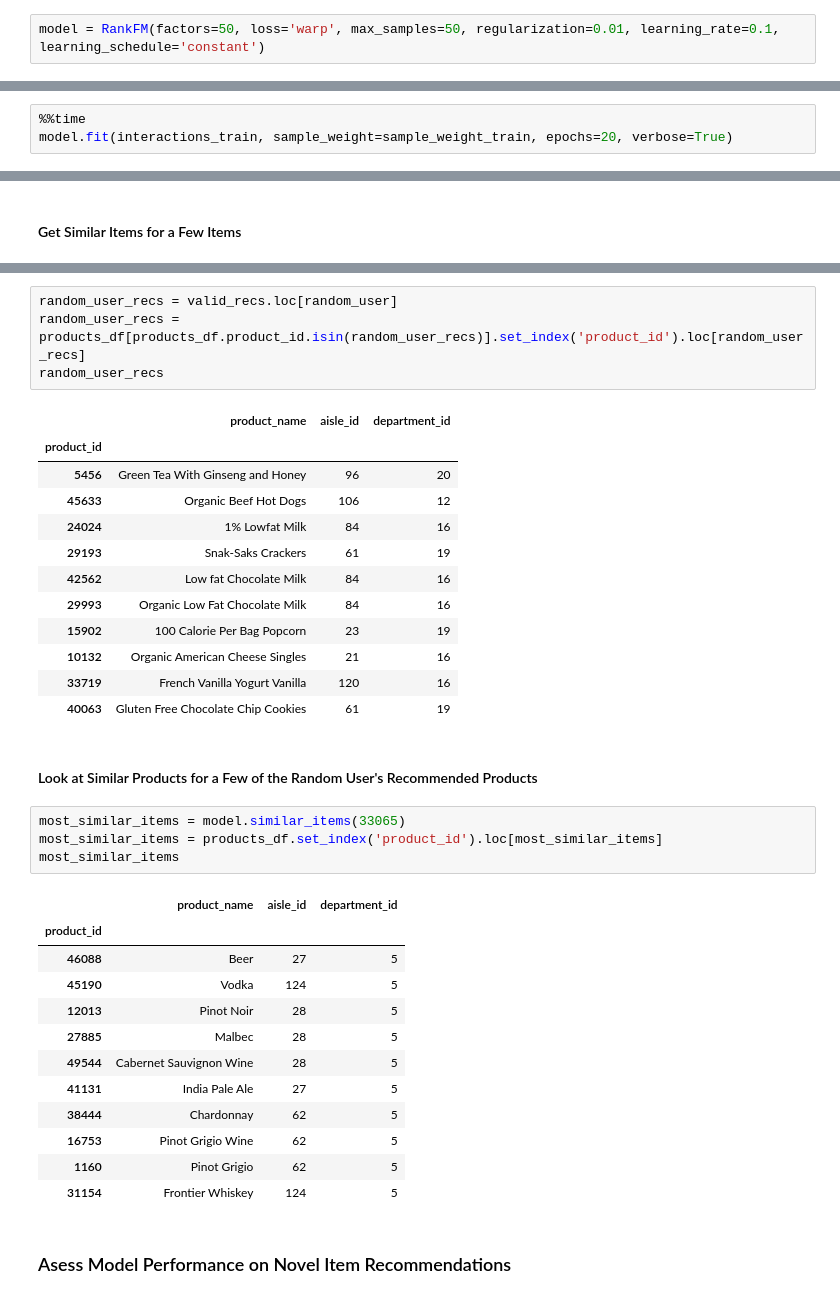
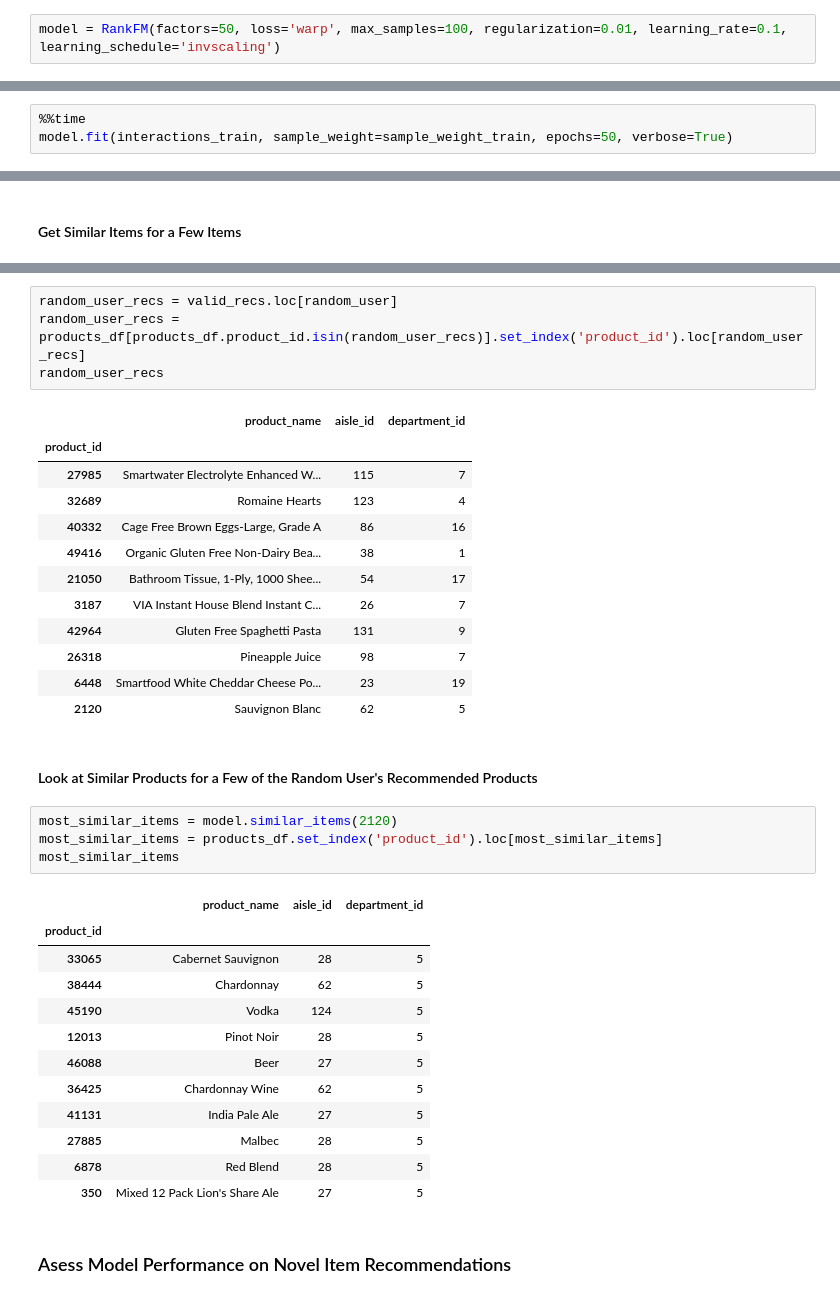
Before and after one commit to etlundquist/rankfm, a Jupyter notebook: examples/instacart.ipynb, the cells around one changed output, grey strips where cells are left out. Cells and saved outputs as stored; diff of their text form.

```diff
--- a/examples/instacart.ipynb
+++ b/examples/instacart.ipynb
@@ -577,11 +577,11 @@ valid item features: (25320, 135)
 # %% [markdown]
 #### Initialize the Model with Chosen Hyperparameters
 # %%
-model = RankFM(factors=50, loss='warp', max_samples=50, regularization=0.01, learning_rate=0.1, learning_schedule='constant')
+model = RankFM(factors=50, loss='warp', max_samples=100, regularization=0.01, learning_rate=0.1, learning_schedule='invscaling')
 # %% [markdown]
 #### Fit the Model on the Training Data and Profile Computational Performance
 # %%
 %%time
-model.fit(interactions_train, sample_weight=sample_weight_train, epochs=20, verbose=True)
+model.fit(interactions_train, sample_weight=sample_weight_train, epochs=50, verbose=True)
 # %% [output]
 training epoch: 0
@@ -758,35 +758,35 @@ random_user_recs
 # %% [output]
 |  | product_name | aisle_id | department_id |
 | product_id |  |  |  |
-| 5456 | Green Tea With Ginseng and Honey | 96 | 20 |
-| 45633 | Organic Beef Hot Dogs | 106 | 12 |
-| 24024 | 1% Lowfat Milk | 84 | 16 |
-| 29193 | Snak-Saks Crackers | 61 | 19 |
-| 42562 | Low fat Chocolate Milk | 84 | 16 |
-| 29993 | Organic Low Fat Chocolate Milk | 84 | 16 |
-| 15902 | 100 Calorie Per Bag Popcorn | 23 | 19 |
-| 10132 | Organic American Cheese Singles | 21 | 16 |
-| 33719 | French Vanilla Yogurt Vanilla | 120 | 16 |
-| 40063 | Gluten Free Chocolate Chip Cookies | 61 | 19 |
+| 27985 | Smartwater Electrolyte Enhanced W... | 115 | 7 |
+| 32689 | Romaine Hearts | 123 | 4 |
+| 40332 | Cage Free Brown Eggs-Large, Grade A | 86 | 16 |
+| 49416 | Organic Gluten Free Non-Dairy Bea... | 38 | 1 |
+| 21050 | Bathroom Tissue, 1‑Ply, 1000 Shee... | 54 | 17 |
+| 3187 | VIA Instant House Blend Instant C... | 26 | 7 |
+| 42964 | Gluten Free Spaghetti Pasta | 131 | 9 |
+| 26318 | Pineapple Juice | 98 | 7 |
+| 6448 | Smartfood White Cheddar Cheese Po... | 23 | 19 |
+| 2120 | Sauvignon Blanc | 62 | 5 |
 # %% [markdown]
 #### Look at Similar Products for a Few of the Random User's Recommended Products
 # %%
-most_similar_items = model.similar_items(33065)
+most_similar_items = model.similar_items(2120)
 most_similar_items = products_df.set_index('product_id').loc[most_similar_items]
 most_similar_items
 # %% [output]
 |  | product_name | aisle_id | department_id |
 | product_id |  |  |  |
-| 46088 | Beer | 27 | 5 |
+| 33065 | Cabernet Sauvignon | 28 | 5 |
+| 38444 | Chardonnay | 62 | 5 |
 | 45190 | Vodka | 124 | 5 |
 | 12013 | Pinot Noir | 28 | 5 |
+| 46088 | Beer | 27 | 5 |
+| 36425 | Chardonnay Wine | 62 | 5 |
+| 41131 | India Pale Ale | 27 | 5 |
 | 27885 | Malbec | 28 | 5 |
-| 49544 | Cabernet Sauvignon Wine | 28 | 5 |
-| 41131 | India Pale Ale | 27 | 5 |
-| 38444 | Chardonnay | 62 | 5 |
-| 16753 | Pinot Grigio Wine | 62 | 5 |
-| 1160 | Pinot Grigio | 62 | 5 |
-| 31154 | Frontier Whiskey | 124 | 5 |
+| 6878 | Red Blend | 28 | 5 |
+| 350 | Mixed 12 Pack Lion's Share Ale | 27 | 5 |
 # %% [markdown]
 ### Asess Model Performance on Novel Item Recommendations
 # %% [markdown]
```
Also changed, not shown: parts of 16 cells of this notebook.
